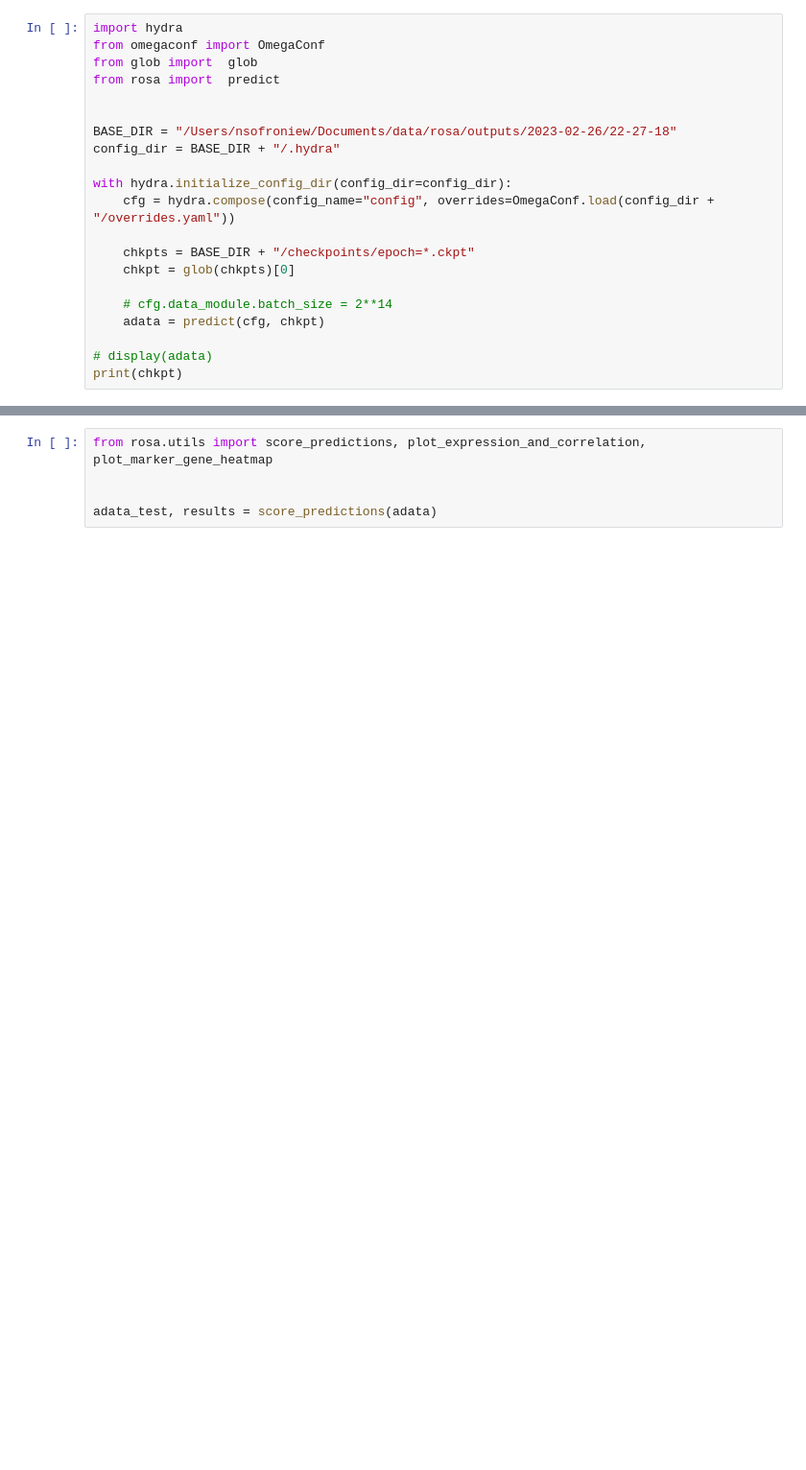
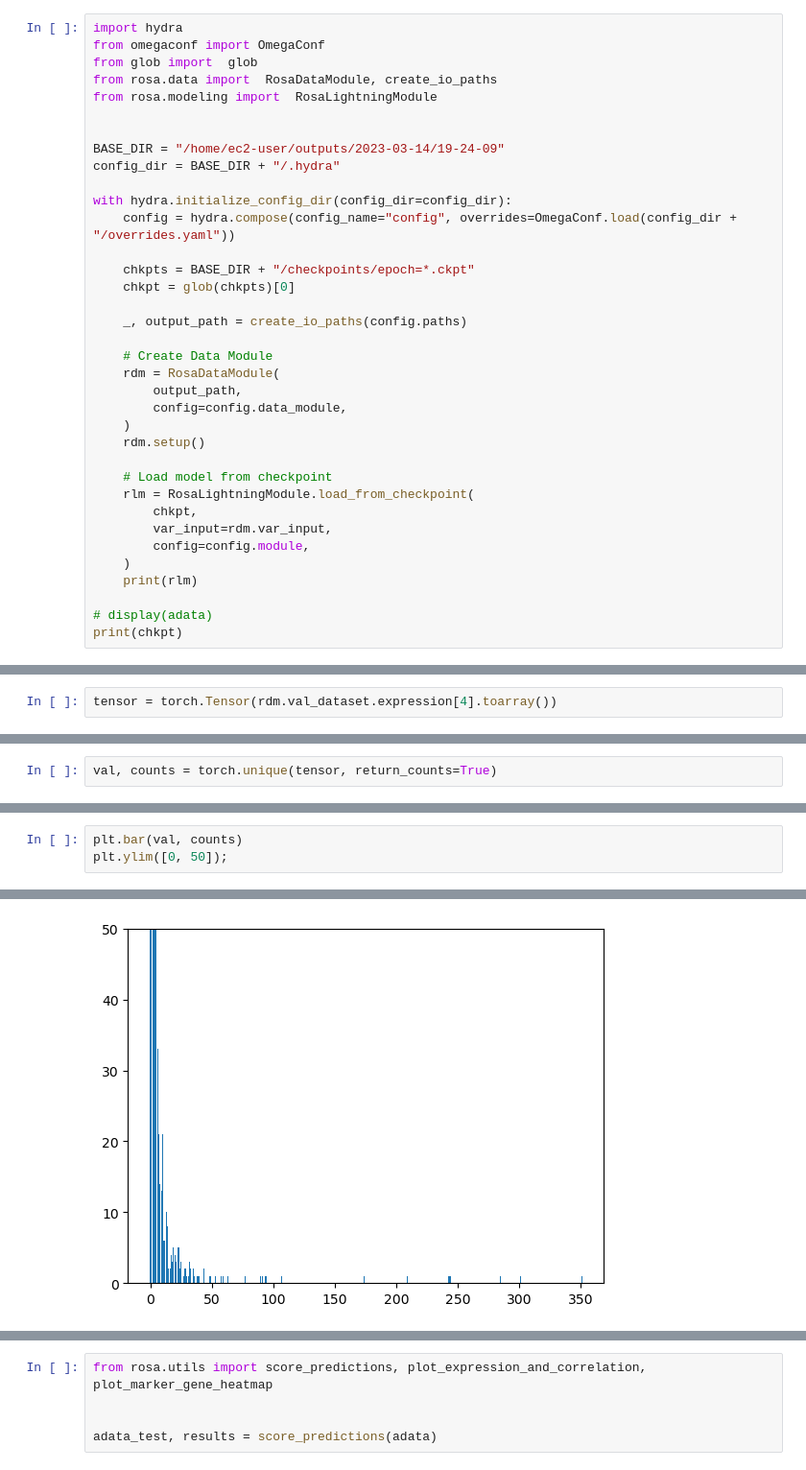
Before and after one commit to sofroniewn/rosa, a Jupyter notebook: notebooks/explore.ipynb, the cells around one changed output, grey strips where cells are left out. Shown: that part at 96% size. Saved outputs shown, nothing was run; the diff lists cells and outputs as text; blank space fills up the shorter version.

```diff
--- a/notebooks/predict_joint.ipynb
+++ b/notebooks/explore.ipynb
@@ -2,20 +2,35 @@
 import hydra
 from omegaconf import OmegaConf
 from glob import  glob
-from rosa import  predict
+from rosa.data import  RosaDataModule, create_io_paths
+from rosa.modeling import  RosaLightningModule
 
 
-BASE_DIR = "/Users/nsofroniew/Documents/data/rosa/outputs/2023-02-26/22-27-18"
+BASE_DIR = "/home/ec2-user/outputs/2023-03-14/19-24-09"
 config_dir = BASE_DIR + "/.hydra"
 
 with hydra.initialize_config_dir(config_dir=config_dir):
-    cfg = hydra.compose(config_name="config", overrides=OmegaConf.load(config_dir + "/overrides.yaml"))
+    config = hydra.compose(config_name="config", overrides=OmegaConf.load(config_dir + "/overrides.yaml"))
 
     chkpts = BASE_DIR + "/checkpoints/epoch=*.ckpt"
     chkpt = glob(chkpts)[0]
 
-    # cfg.data_module.batch_size = 2**14
-    adata = predict(cfg, chkpt)
+    _, output_path = create_io_paths(config.paths)
+
+    # Create Data Module
+    rdm = RosaDataModule(
+        output_path,
+        config=config.data_module,
+    )
+    rdm.setup()
+
+    # Load model from checkpoint
+    rlm = RosaLightningModule.load_from_checkpoint(
+        chkpt,
+        var_input=rdm.var_input,
+        config=config.module,
+    )
+    print(rlm)
 
 # display(adata)
 print(chkpt)
@@ -48,0 +77,2 @@ Missing logger folder: /Users/nsofroniew/Documents/GitHub/rosa/notebooks/lightni
+# %%
+tensor = torch.Tensor(rdm.val_dataset.expression[4].toarray())
@@ -48,0 +81,2 @@ Missing logger folder: /Users/nsofroniew/Documents/GitHub/rosa/notebooks/lightni
+# %%
+val, counts = torch.unique(tensor, return_counts=True)
@@ -48,0 +124,4 @@ Missing logger folder: /Users/nsofroniew/Documents/GitHub/rosa/notebooks/lightni
+# %%
+plt.bar(val, counts)
+plt.ylim([0, 50]);
+# %% [output]
@@ -48,0 +129 @@ Missing logger folder: /Users/nsofroniew/Documents/GitHub/rosa/notebooks/lightni
+[figure, added]
```
Also changed, not shown: parts of 19 cells of this notebook, 4 other files.
